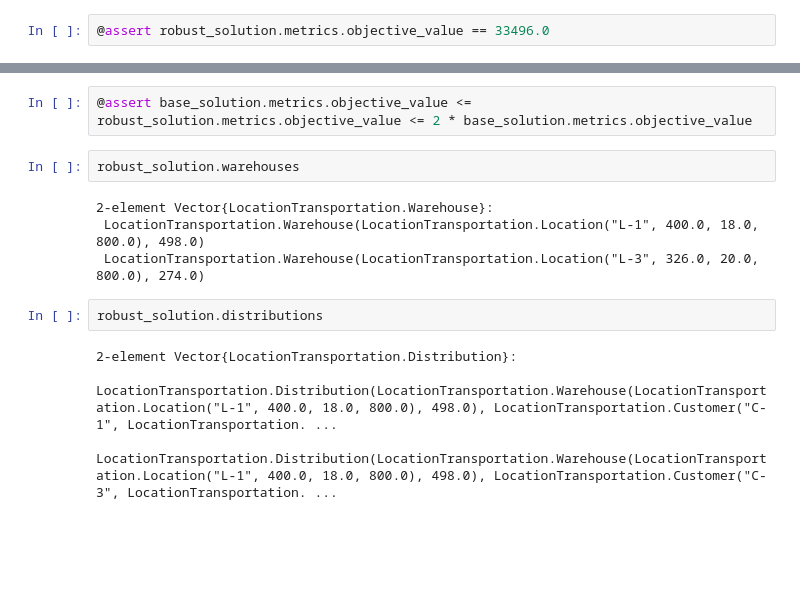
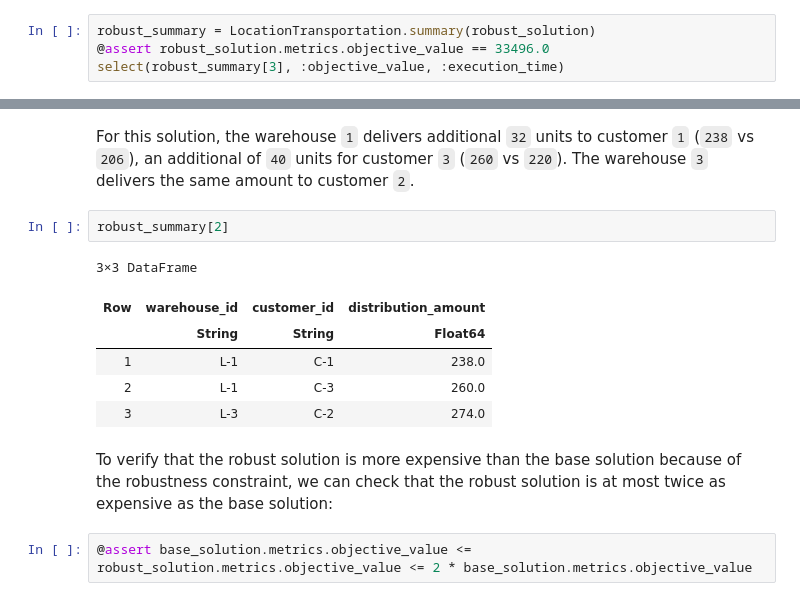
Before and after one commit to SebastianGrandaA/LocationTransportation, a Jupyter notebook: report.ipynb, the cells around one changed output, grey strips where cells are left out. Drawn from its saved outputs; the diff is of its cells as text; blank space fills up the shorter version.

```diff
--- a/report.ipynb
+++ b/report.ipynb
@@ -36,2 +129,4 @@ Set parameter TimeLimit to value 3600
 # %%
+robust_summary = LocationTransportation.summary(robust_solution)
 @assert robust_solution.metrics.objective_value == 33496.0
+select(robust_summary[3], :objective_value, :execution_time)
@@ -38,14 +148,15 @@ Set parameter TimeLimit to value 3600
+# %% [markdown]
+For this solution, the warehouse `1` delivers additional `32` units to customer `1` (`238` vs `206`), an additional of `40` units for customer `3` (`260` vs `220`). The warehouse `3` delivers the same amount to customer `2`.
+# %%
+robust_summary[2]
+# %% [output]
+3×3 DataFrame
+| Row | warehouse_id | customer_id | distribution_amount |
+|  | String | String | Float64 |
+| 1 | L-1 | C-1 | 238.0 |
+| 2 | L-1 | C-3 | 260.0 |
+| 3 | L-3 | C-2 | 274.0 |
+# %% [markdown]
+To verify that the robust solution is more expensive than the base solution because of the robustness constraint, we can check that the robust solution is at most twice as expensive as the base solution:
 # %%
 @assert base_solution.metrics.objective_value <= robust_solution.metrics.objective_value <= 2 * base_solution.metrics.objective_value
-# %%
-robust_solution.warehouses
-# %% [output]
-2-element Vector{LocationTransportation.Warehouse}:
- LocationTransportation.Warehouse(LocationTransportation.Location("L-1", 400.0, 18.0, 800.0), 498.0)
- LocationTransportation.Warehouse(LocationTransportation.Location("L-3", 326.0, 20.0, 800.0), 274.0)
-# %%
-robust_solution.distributions
-# %% [output]
-2-element Vector{LocationTransportation.Distribution}:
- LocationTransportation.Distribution(LocationTransportation.Warehouse(LocationTransportation.Location("L-1", 400.0, 18.0, 800.0), 498.0), LocationTransportation.Customer("C-1", LocationTransportation. ...
- LocationTransportation.Distribution(LocationTransportation.Warehouse(LocationTransportation.Location("L-1", 400.0, 18.0, 800.0), 498.0), LocationTransportation.Customer("C-3", LocationTransportation. ...
```
Also changed, not shown: parts of 42 cells of this notebook, 12 other files.
